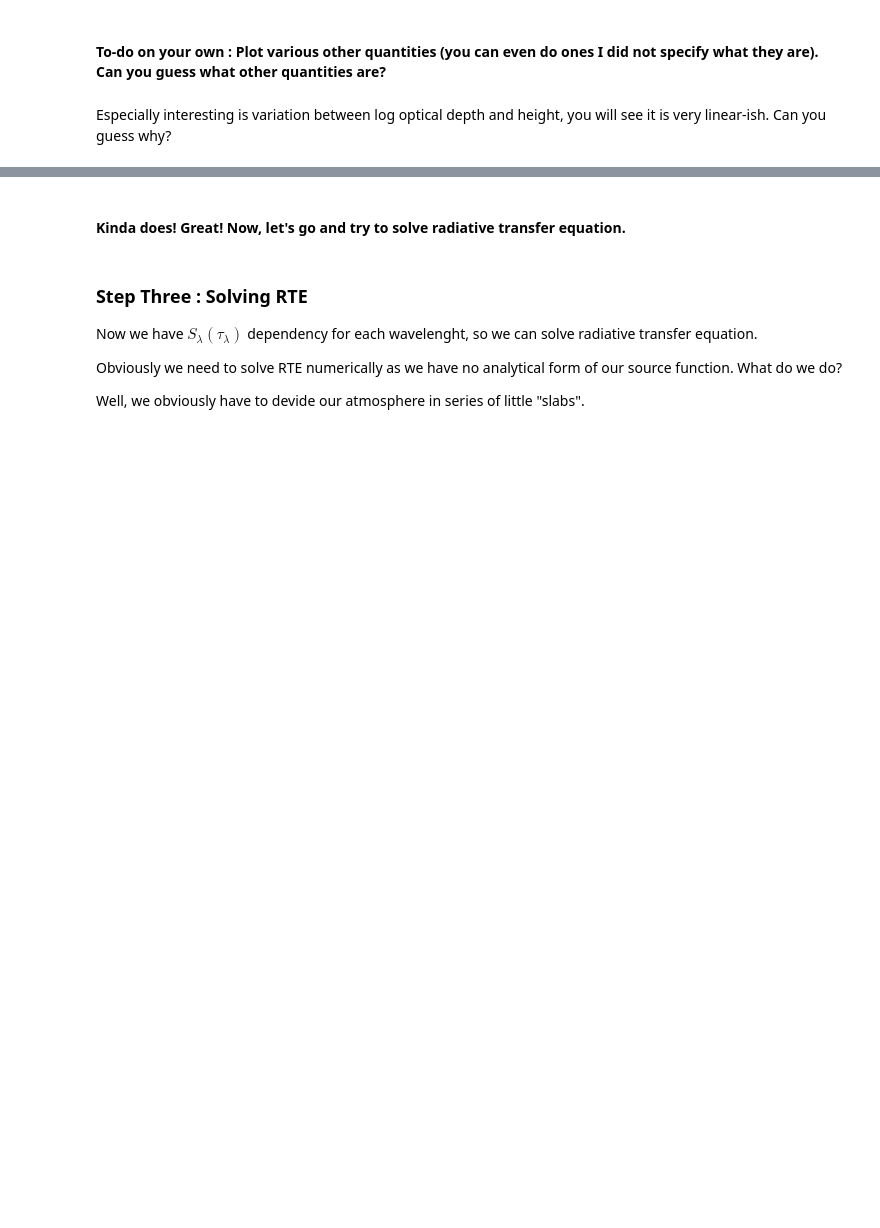
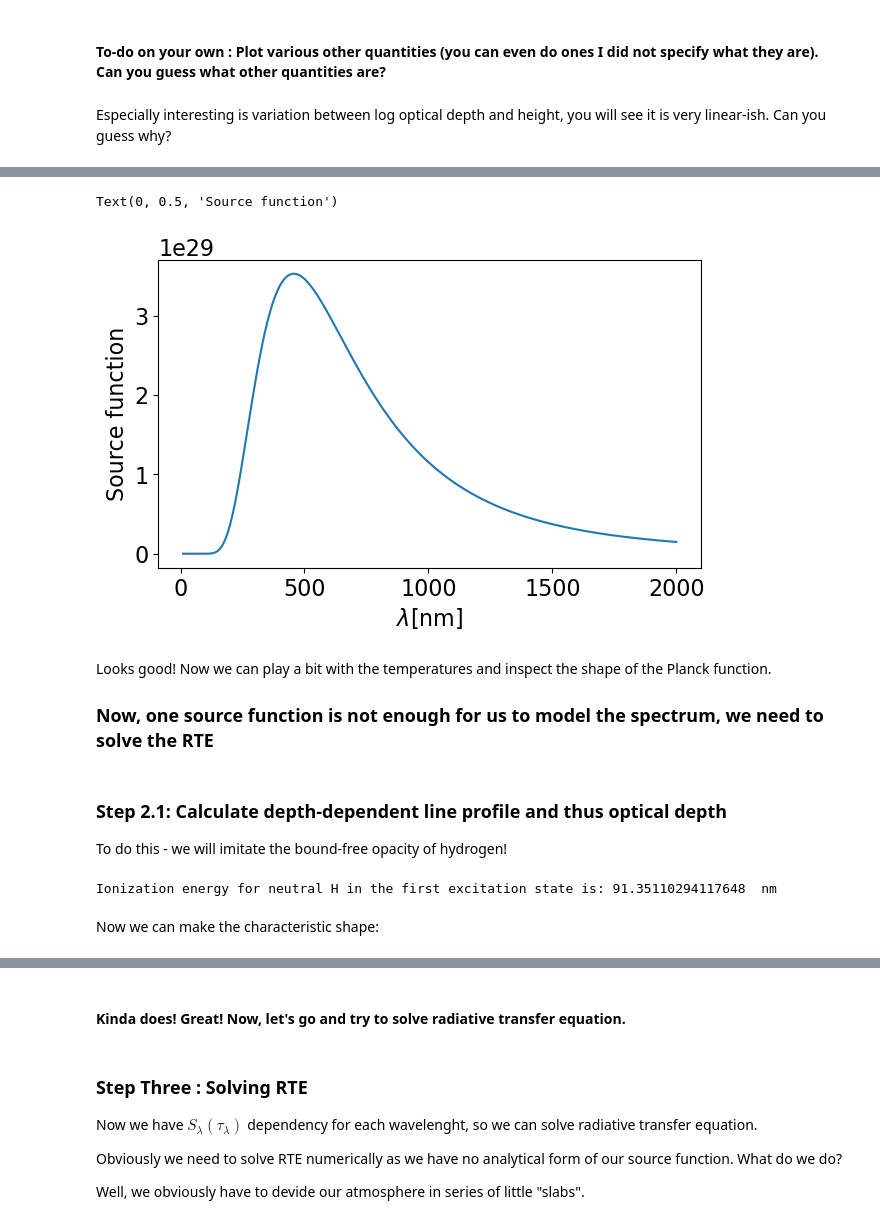
Before and after one commit to ivanzmilic/taipss, a Jupyter notebook: handson/Hands_on_9_spectrum_synthesis.ipynb, the cells around one changed output, grey strips where cells are left out. Cells and saved outputs as stored; diff of their text form; code cells hidden in the pictures; blank space fills up the shorter version.

```diff
--- a/handson/Hands_on_9_spectrum_synthesis.ipynb
+++ b/handson/Hands_on_9_spectrum_synthesis.ipynb
@@ -210,21 +81,0 @@ What does this tell us? Well, that we have chosen too broad wavelength grid. May
-# %%
-llambda = np.linspace(524.95,525.05,501)*1E-9 # this gives us a uniform wavelength grid
-# Let's test the procedure for a given depth, say the deepmost point of the atmosphere:
-d = ND-1
-
-# Calculate line Doppler width
-delta_lambda_d = llambda_0/c * np.sqrt(2*k*T[d]/m + v_t**2.0)
-
-# Calculate line damping
-a = Gamma_damping * llambda_0 / delta_lambda_d / nu_0
-
-x = (llambda-llambda_0) / delta_lambda_d  # Do you see why? These are so called normalized wavelength
-
-phi_lambda[d] = V(x,1,a)
-
-# And plot phi to know what are we talking about:
-
-plt.figure(figsize=[9.5,5])
-plt.plot(llambda,phi_lambda[d])
-plt.xlabel("$\\lambda$")
-plt.ylabel("Line profile")
@@ -259,0 +99,45 @@ plt.legend()
+# %%
+# So for start we can say, not worrying about the units:
+def Planck_f(llambda, T):
+
+    h = 6.262E-34
+    k = 1.38E-23
+    c = 3E8
+
+    return 1./llambda**5.0 / (np.exp(h*c/llambda / k /T) - 1.0)
+# %%
+# Now we are going to define a grid of wavelengths:
+
+llambda = np.linspace(10.0,2000.0,200)*1E-9 # this gives us a uniform wavelength grid
+# %%
+# As an exercise, let's plot the planck function for the range of wavelengths for a desired temperature:
+
+S_test = Planck_f(llambda, 6000)
+# %%
+plt.figure(figsize=[7,4])
+plt.plot(llambda*1E9,S_test)
+plt.xlabel("$\lambda [{\mathrm {nm}}]$")
+plt.ylabel("Source function")
+# %% [output]
+Text(0, 0.5, 'Source function')
+[figure, added]
+# %% [markdown]
+Looks good! Now we can play a bit with the temperatures and inspect the shape of the Planck function.
+
+### Now, one source function is not enough for us to model the spectrum, we need to solve the RTE
+# %% [markdown]
+### Step 2.1: Calculate depth-dependent line profile and thus optical depth
+
+To do this - we will imitate the bound-free opacity of hydrogen!
+# %%
+E_ion = 13.6 * 1.6E-19 # ionization energy of Hydrogen from the bound state
+
+h = 6.626E-34
+c = 3E8
+
+llambda_c1 = h * c / E_ion
+print ("Ionization energy for neutral H in the first excitation state is:", llambda_c1*1E9, " nm")
+# %% [output]
+Ionization energy for neutral H in the first excitation state is: 91.35110294117648  nm
+# %% [markdown]
+Now we can make the characteristic shape:
```
Also changed, not shown: parts of 49 cells of this notebook.
